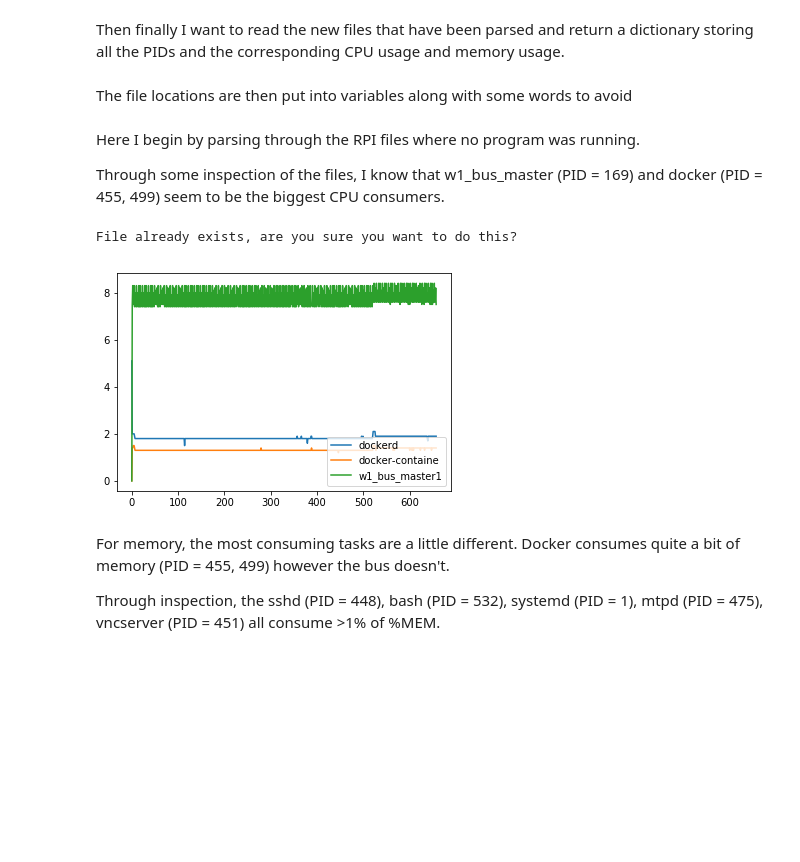
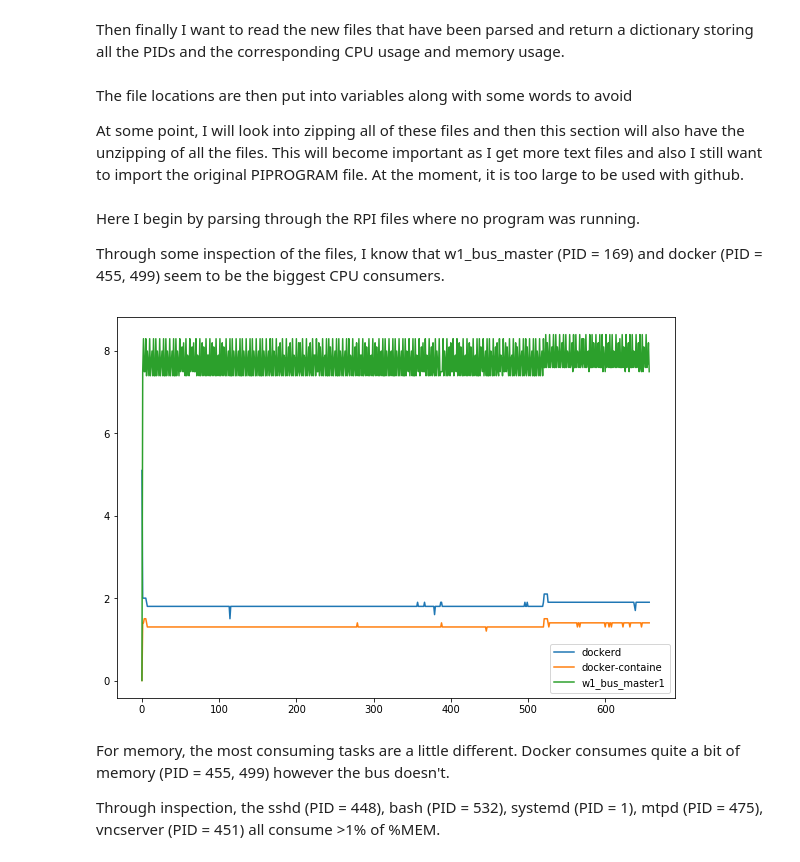
Before and after one commit to ThibaultHuyet/data_parsing, a Jupyter notebook: Notebooks/PICPUMEM.ipynb, the cells around one changed output. Cells and saved outputs as stored; diff of their text form; code cells hidden in the pictures; blank space fills up the shorter version.

```diff
--- a/Notebooks/PICPUMEM.ipynb
+++ b/Notebooks/PICPUMEM.ipynb
@@ -88,8 +89,10 @@ def readFile(file = "result.txt"):
             return PIDCPU, PIDMEM
     else:
         print("File does not exist")
-# %% [markdown]
-The file locations are then put into variables along with some words to avoid
+# %% [markdown]
+The file locations are then put into variables along with some words to avoid
+
+At some point, I will look into zipping all of these files and then this section will also have the unzipping of all the files. This will become important as I get more text files and also I still want to import the original PIPROGRAM file. At the moment, it is too large to be used with github.
 # %%
 PI = "../Text/pi.txt"
 PIRESULT = "../Results/Text/piResult.txt"
@@ -105,22 +108,22 @@ Through some inspection of the files, I know that w1_bus_master (PID = 169) and
 # %%
 parseTop(PI, PIRESULT, avoid)
 cpuPi, memPi = readFile(PIRESULT)
 
 x = np.arange(0, len(cpuPi["455"]))
 
 y1 = cpuPi["455"]
 y2 = cpuPi["499"]
 y3 = cpuPi["169"]
 
+plt.figure(figsize=(10,7))
 plt.plot(x, y1)
 plt.plot(x, y2)
 plt.plot(x, y3)
 
 plt.legend(["dockerd", "docker-containe", "w1_bus_master1"], loc = "lower right")
 plt.show()
 # %% [output]
-File already exists, are you sure you want to do this?
-[figure, old version]
+[figure, new version]
 # %% [markdown]
 For memory, the most consuming tasks are a little different. Docker consumes quite a bit of memory (PID = 455, 499) however the bus doesn't.
 
```
Also changed, not shown: parts of 11 cells of this notebook.
